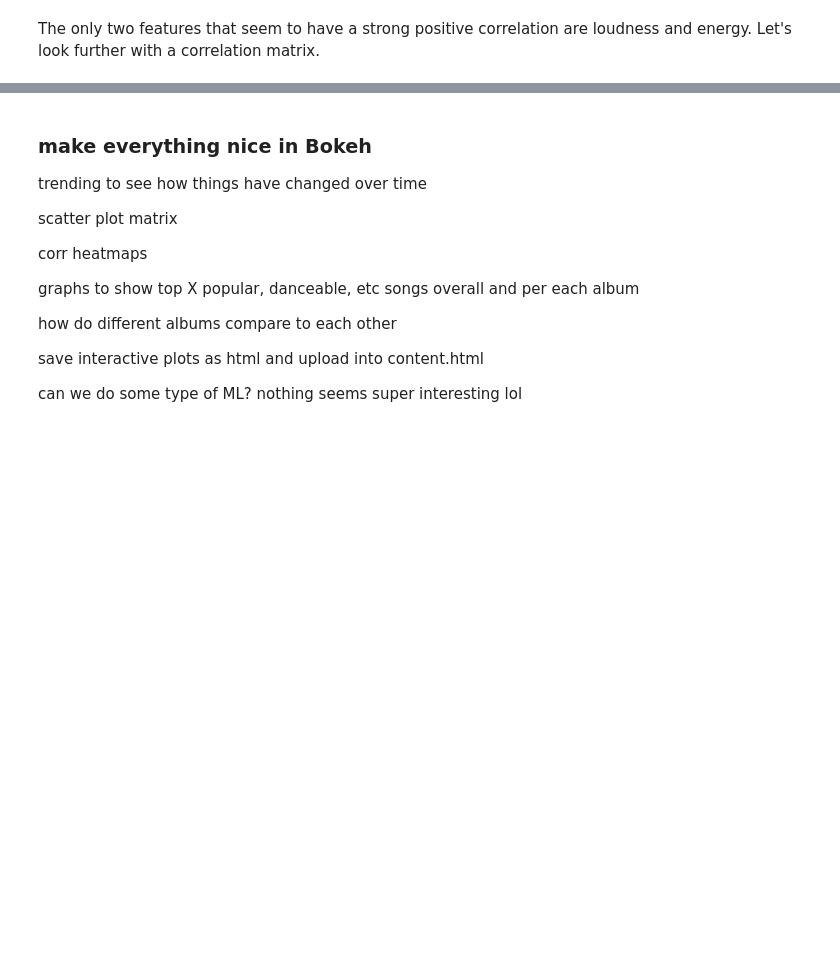
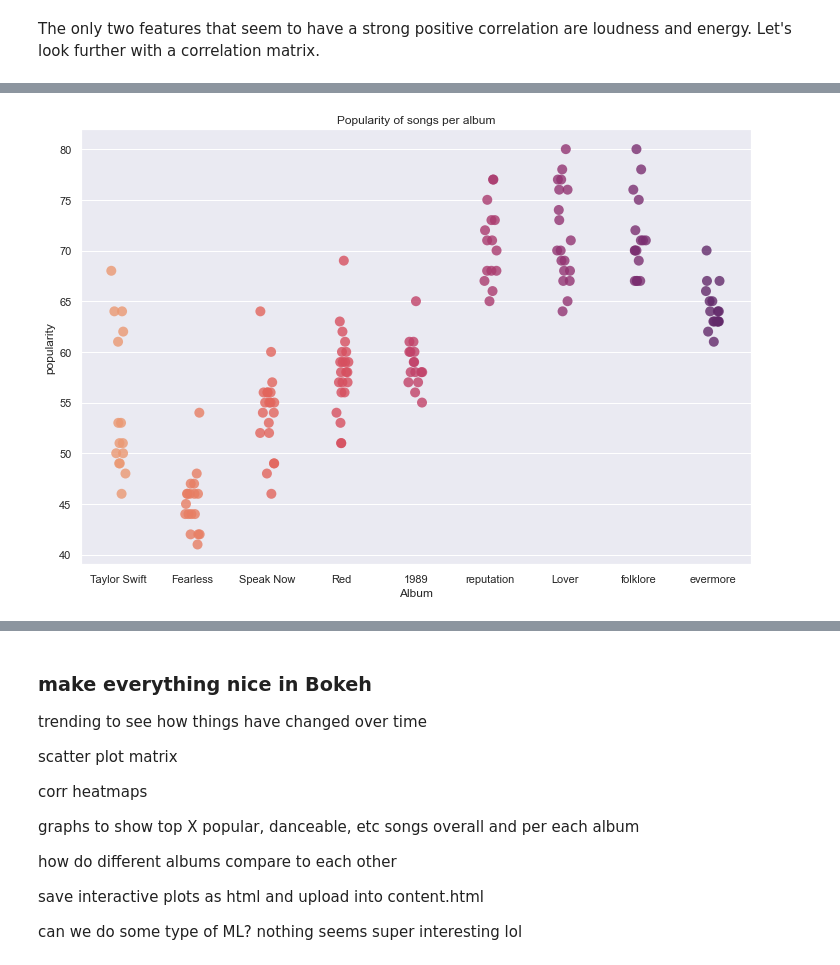
Before and after one commit to Wilb11/t-swift, a Jupyter notebook: taylor-swift-song-analysis.ipynb, the cells around one changed output, grey strips where cells are left out. Cells and saved outputs as stored; diff of their text form; code cells hidden in the pictures; blank space fills up the shorter version.

```diff
--- a/taylor-swift-song-analysis.ipynb
+++ b/taylor-swift-song-analysis.ipynb
@@ -250,0 +268,14 @@ plt.show()
+# %%
+# function to return a stripplot based on x, y, data, palette, and other sizing
+def create_stripplot(x, y, data, jitter, palette, size, alpha, title, xlabel):
+    sns.stripplot(x=x, y=y, data=data, jitter=jitter, palette=palette, size=size,
+                    alpha=alpha) #, marker='s', linewidth=2, edgecolor='white')
+    plt.title(title)
+    plt.xlabel(xlabel)
+    plt.show()
+# %%
+# create stripplot for popularity per album
+create_stripplot("album", "popularity", df, 0.1, 'flare', 10, 0.8,
+                'Popularity of songs per album', 'Album')
+# %% [output]
+[figure, added]
```
Also changed, not shown: parts of 13 cells of this notebook, 3 other files.
